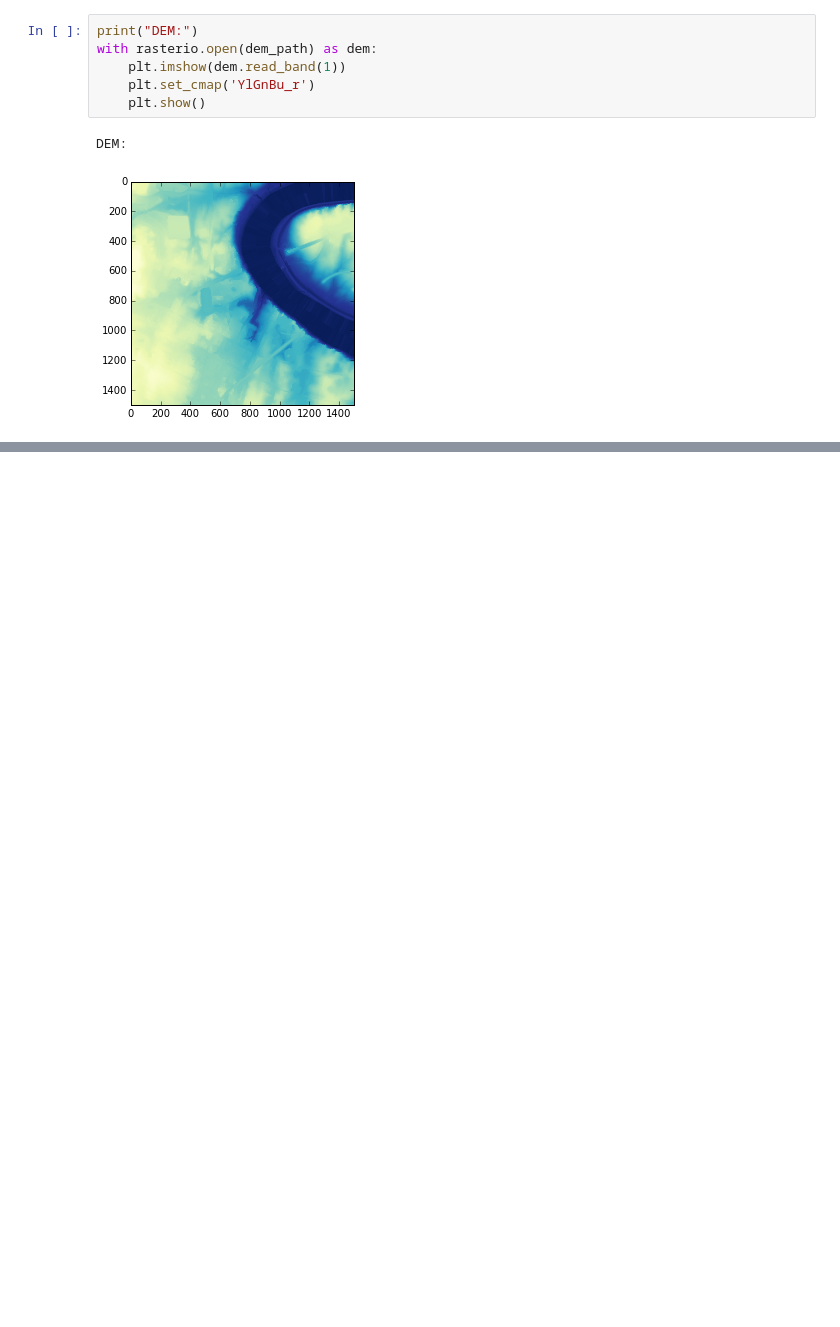
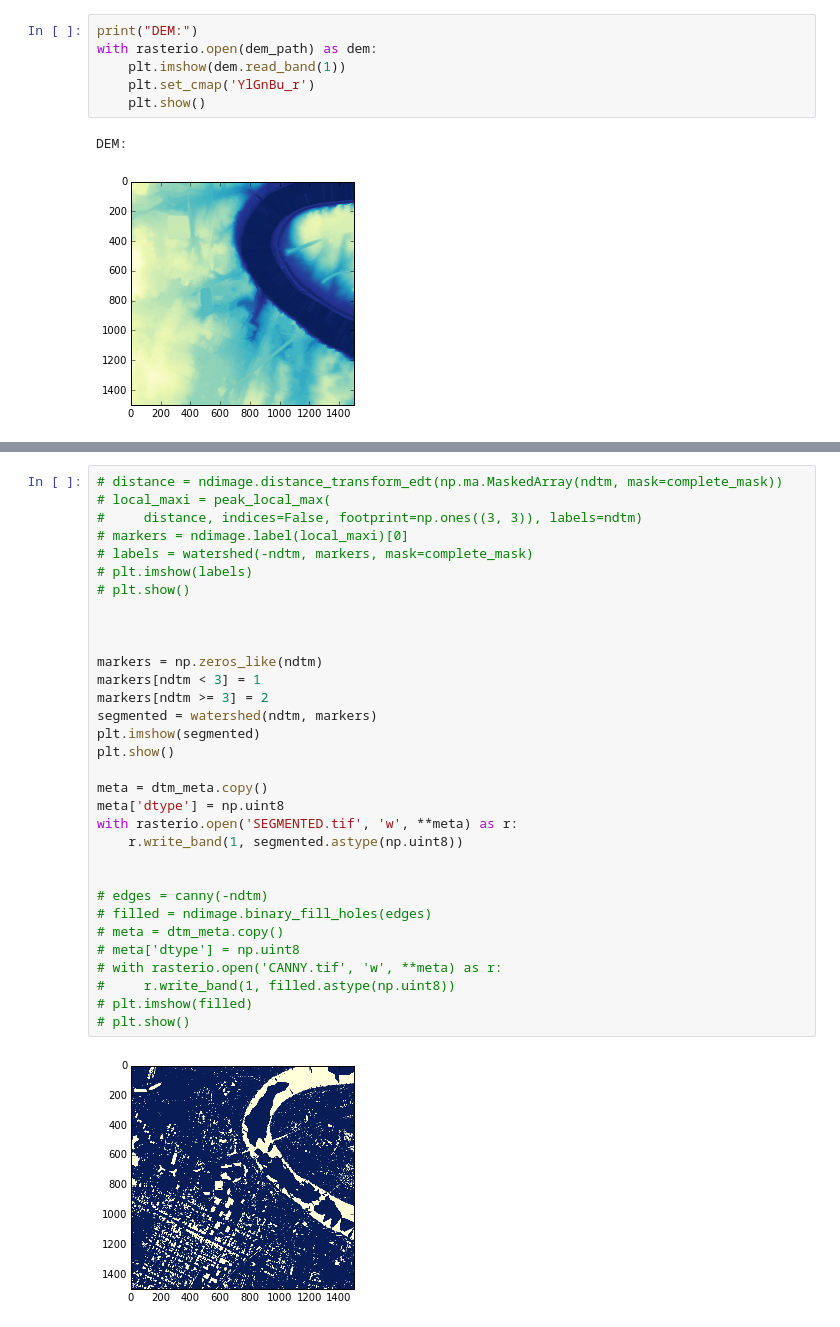
Before and after one commit to HKCaesar/Geoprocessing-Examples, a Jupyter notebook: BuildingExtraction.ipynb, the cells around one changed output, grey strips where cells are left out. Drawn from its saved outputs; the diff is of its cells as text; blank space fills up the shorter version.

```diff
--- a/BuildingExtraction.ipynb
+++ b/BuildingExtraction.ipynb
@@ -229,0 +260,34 @@ MaskError: Mask and data not compatible: data size is 25345152, mask size is 225
+# %%
+# distance = ndimage.distance_transform_edt(np.ma.MaskedArray(ndtm, mask=complete_mask))
+# local_maxi = peak_local_max(
+#     distance, indices=False, footprint=np.ones((3, 3)), labels=ndtm)
+# markers = ndimage.label(local_maxi)[0]
+# labels = watershed(-ndtm, markers, mask=complete_mask)
+# plt.imshow(labels)
+# plt.show()
+
+
+
+markers = np.zeros_like(ndtm)
+markers[ndtm < 3] = 1
+markers[ndtm >= 3] = 2
+segmented = watershed(ndtm, markers)
+plt.imshow(segmented)
+plt.show()
+
+meta = dtm_meta.copy()
+meta['dtype'] = np.uint8
+with rasterio.open('SEGMENTED.tif', 'w', **meta) as r:
+    r.write_band(1, segmented.astype(np.uint8))
+
+
+# edges = canny(-ndtm)
+# filled = ndimage.binary_fill_holes(edges)
+# meta = dtm_meta.copy()
+# meta['dtype'] = np.uint8
+# with rasterio.open('CANNY.tif', 'w', **meta) as r:
+#     r.write_band(1, filled.astype(np.uint8))
+# plt.imshow(filled)
+# plt.show()
+# %% [output]
+[figure, added]
```
Also changed, not shown: parts of 10 cells of this notebook.
